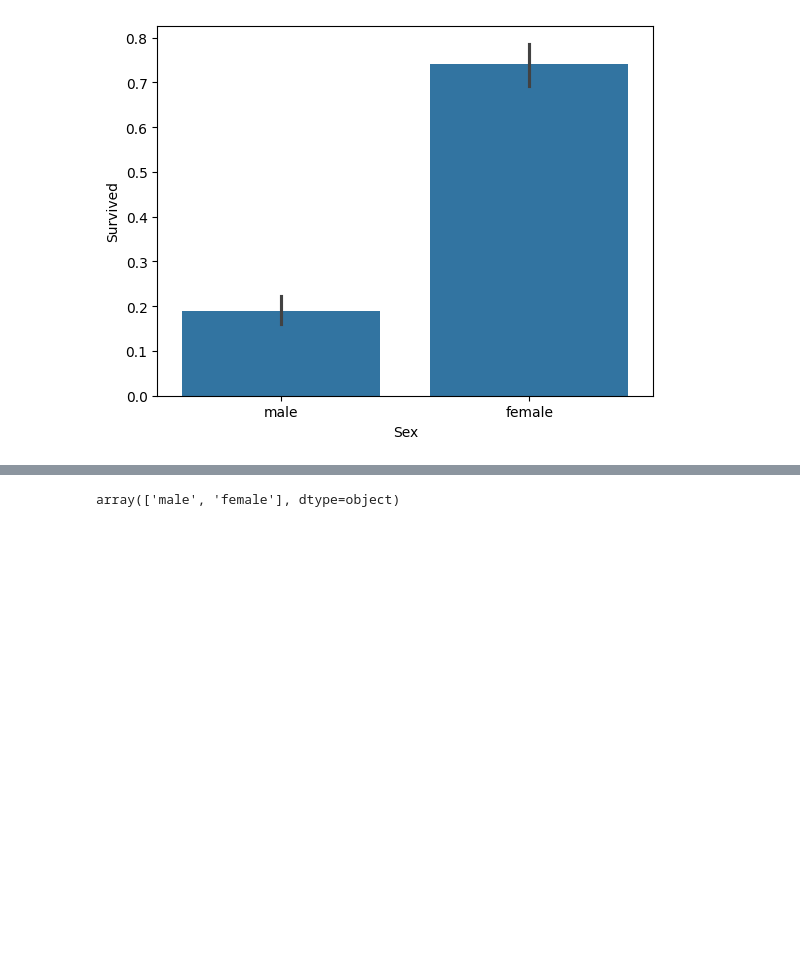
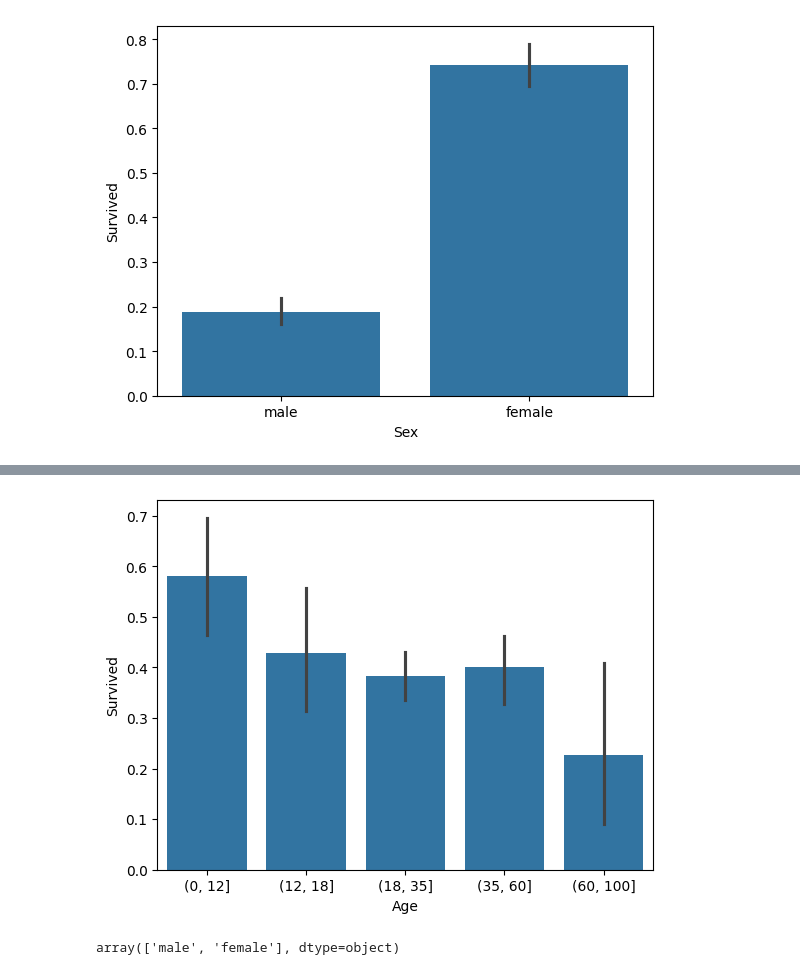
Before and after one commit to NoOne1007/daily-code, a Jupyter notebook: Day_3/notebook.ipynb, the cells around one changed output, grey strips where cells are left out. Saved outputs shown, nothing was run; the diff lists cells and outputs as text; code cells hidden in the pictures; blank space fills up the shorter version.

```diff
--- a/Day_3/notebook.ipynb
+++ b/Day_3/notebook.ipynb
@@ -152,3 +251,8 @@ plt.show()
+# %%
+sns.barplot(x = pd.cut(df["Age"], bins=[0,12,18,35,60,100]), y = "Survived", data = df)
+plt.show()
+# %% [output]
+[figure, added]
 # %%
 df = df[["Survived", "Sex", "Pclass", "Age"]]
 # %%
```
Also changed, not shown: parts of 9 cells of this notebook.
